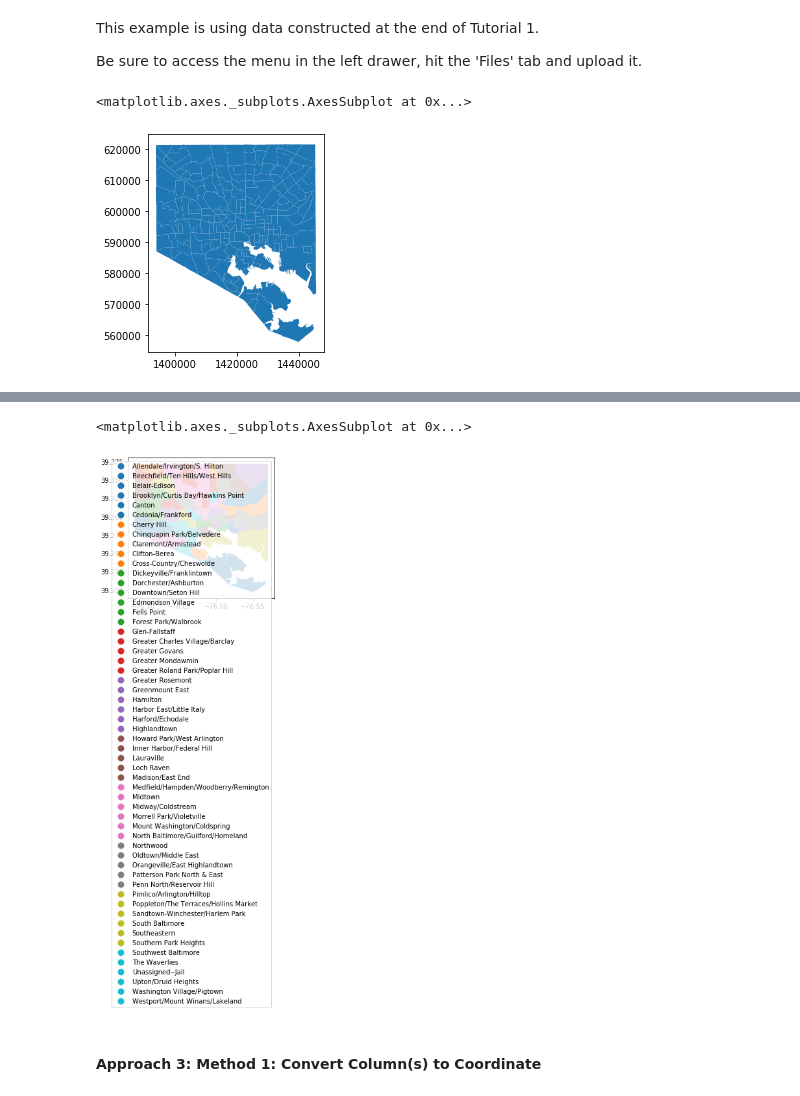
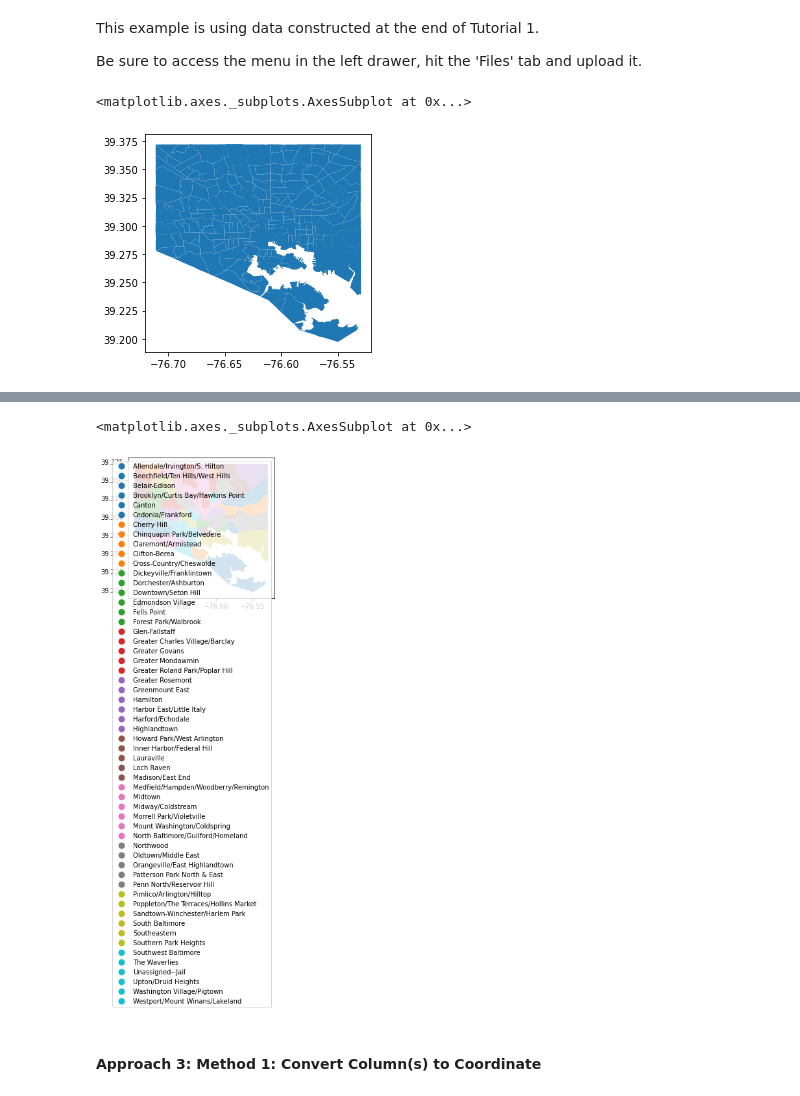
Before and after one commit to karpatic/dataplay, a Jupyter notebook: notebooks/03_Map_Basics_Intake_and_Operations.ipynb, the cells around one changed output, grey strips where cells are left out. Drawn from its saved outputs; the diff is of its cells as text; code cells hidden in the pictures.

```diff
--- a/notebooks/03_Map_Basics_Intake_and_Operations.ipynb
+++ b/notebooks/03_Map_Basics_Intake_and_Operations.ipynb
@@ -325,19 +381,19 @@ geom = 'geometry' # The column where our spatial information lives.
 # I hope to embed support for this functionality in the future.
 # Heatmaps are covered in the next tutorial.
 # Pre-Aggregated information is required to continue on to the next tutorial.
-url = 'test_save_data_with_geom_and_csa.csv'
+#url = 'https://docs.google.com/spreadsheets/d/e/2PACX-1vTViIZu-hbvhM3L7dIRAG95ISa7TNhUwdzlYxYzc1ygJoaYc3_scaXHe8Rtj5iwNA/pub?gid=1078028768&single=true&output=csv'
 
 # Read in the dataframe
-df = pd.read_csv(url)
+#df = pd.read_csv(url)
 
 # Convert the geometry column datatype from a string of text into a coordinate datatype
-df[geom] = df[geom].apply(lambda x: loads( str(x) ))
+banksPd[geom] = banksPd[geom].apply(lambda x: loads( str(x) ))
 
 # Process the dataframe as a geodataframe with a known CRS and geom column
-gdf = GeoDataFrame(df, crs=in_crs, geometry=geom)
+banksGdf = GeoDataFrame(banksPd, crs=in_crs, geometry=geom)
 # %%
-gdf.plot()
+banksGdf.plot()
 # %% [output]
 <matplotlib.axes._subplots.AxesSubplot at 0x...>
-[figure, old version]
+[figure, new version]
 # %%
@@ -353,10 +409,10 @@ gdf.head()
 # In order for this choropleth to work, the total number of banks in each csa must be tallied.
 # This can be done programmatically, but i havent added the code.
 # The column needs to be changed from CSA to whatever this new tallied column is named.
-gdf.plot( column='CSA', legend=True)
+banksGdf.plot( column='CSA', legend=True)
 # %% [output]
 <matplotlib.axes._subplots.AxesSubplot at 0x...>
-[figure, old version]
+[figure, new version]
 # %% [markdown]
 #### Approach 3: Method 1: Convert Column(s) to Coordinate
 # %% [markdown]
```
Also changed, not shown: parts of 11 cells of this notebook, 20 other files.
